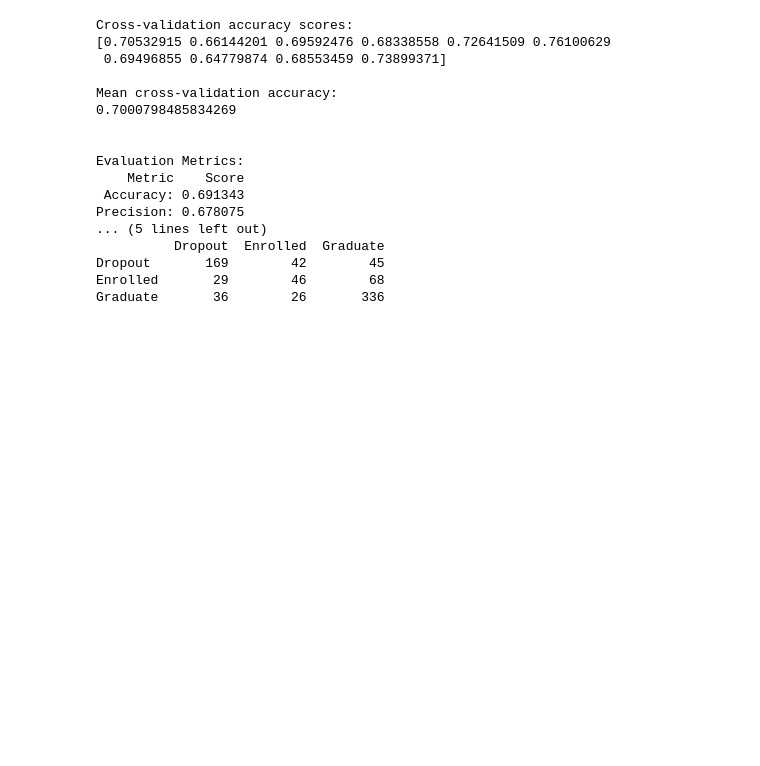
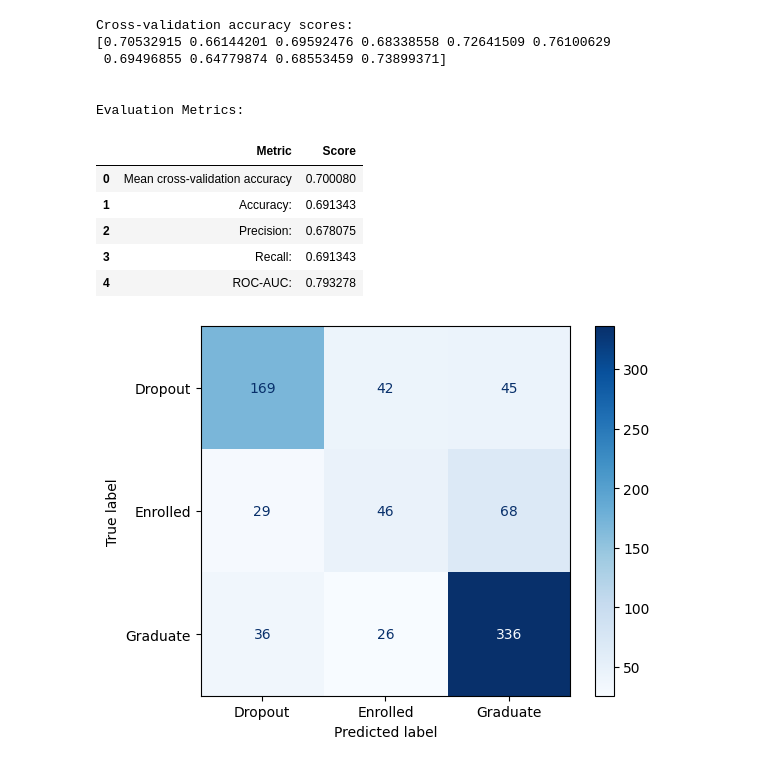
Before and after one commit to KinGabriel/Predict_Student_DropOut_Classification_Model, a Jupyter notebook: naive_bayes.ipynb, the cells around one changed output. Saved outputs shown, nothing was run; the diff lists cells and outputs as text; code cells hidden in the pictures; blank space fills up the shorter version.

Commit message:
Added the visual for the naive based confusion matrix

```diff
--- a/naive_bayes.ipynb
+++ b/naive_bayes.ipynb
@@ -46,59 +47,55 @@ nb_model = GaussianNB()
 cv = StratifiedKFold(n_splits=10, shuffle=True, random_state=42)
 cross_val_scores = cross_val_score(nb_model, X_train, y_train, cv=cv, scoring='accuracy')
 print(f"Cross-validation accuracy scores: \n{cross_val_scores}\n")
-print(f"Mean cross-validation accuracy: \n{cross_val_scores.mean()}\n")
+
 
 # Train the model
 nb_model.fit(X_train, y_train)
 
 # Make predictions
 y_pred = nb_model.predict(X_test)
 
 # Evaluation metrics
 accuracy = accuracy_score(y_test, y_pred)
 precision = precision_score(y_test, y_pred, average='weighted')
 recall = recall_score(y_test, y_pred, average='weighted')
 roc_auc = roc_auc_score(y_test, nb_model.predict_proba(X_test), multi_class="ovr")
 
 # Confusion Matrix
 conf_matrix = confusion_matrix(y_test, y_pred)
 
 # Create a DataFrame for the evaluation metrics
 results_df = pd.DataFrame({
-    "Metric": ["Accuracy:", "Precision:", "Recall:", "ROC-AUC:"],
-    "Score": [accuracy, precision, recall, roc_auc]
+    "Metric": ["Mean cross-validation accuracy","Accuracy:", "Precision:", "Recall:", "ROC-AUC:"],
+    "Score": [cross_val_scores.mean(),accuracy, precision, recall, roc_auc]
 })
 
+
+
+
+# Display Confusion Matrix of testing data
+class_names = ['Dropout', 'Enrolled', 'Graduate']
+df_unseen_metrics = pd.DataFrame(conf_matrix)
+disp = ConfusionMatrixDisplay.from_predictions(
+    y_test, y_pred, display_labels=class_names, cmap=plt.cm.Blues
+)
 # Print the results in tabular form
 print("\nEvaluation Metrics:")
-print(results_df.to_string(index=False))
-
-# Get class labels from the LabelEncoder
-class_labels = label_encoder.classes_
-
-# Create a DataFrame for the confusion matrix
-conf_matrix_df = pd.DataFrame(conf_matrix, index=class_labels, columns=class_labels)
-
-print("\nConfusion Matrix:\n")
-print(conf_matrix_df)
+results_df
 # %% [output]
 Cross-validation accuracy scores:
 [0.70532915 0.66144201 0.69592476 0.68338558 0.72641509 0.76100629
  0.69496855 0.64779874 0.68553459 0.73899371]
 
-Mean cross-validation accuracy:
-0.7000798485834269
-
 
 Evaluation Metrics:
-    Metric    Score
- Accuracy: 0.691343
-Precision: 0.678075
-... (5 lines left out)
-          Dropout  Enrolled  Graduate
-Dropout       169        42        45
-Enrolled       29        46        68
-Graduate       36        26       336
+|  | Metric | Score |
+| 0 | Mean cross-validation accuracy | 0.700080 |
+| 1 | Accuracy: | 0.691343 |
+| 2 | Precision: | 0.678075 |
+| 3 | Recall: | 0.691343 |
+| 4 | ROC-AUC: | 0.793278 |
+[figure, added]
 # %%
 # Load the unseen 10% dataset
 X_unseen = unseen_data.drop(columns=["Target"])
```
Also changed, not shown: parts of 4 cells of this notebook.
